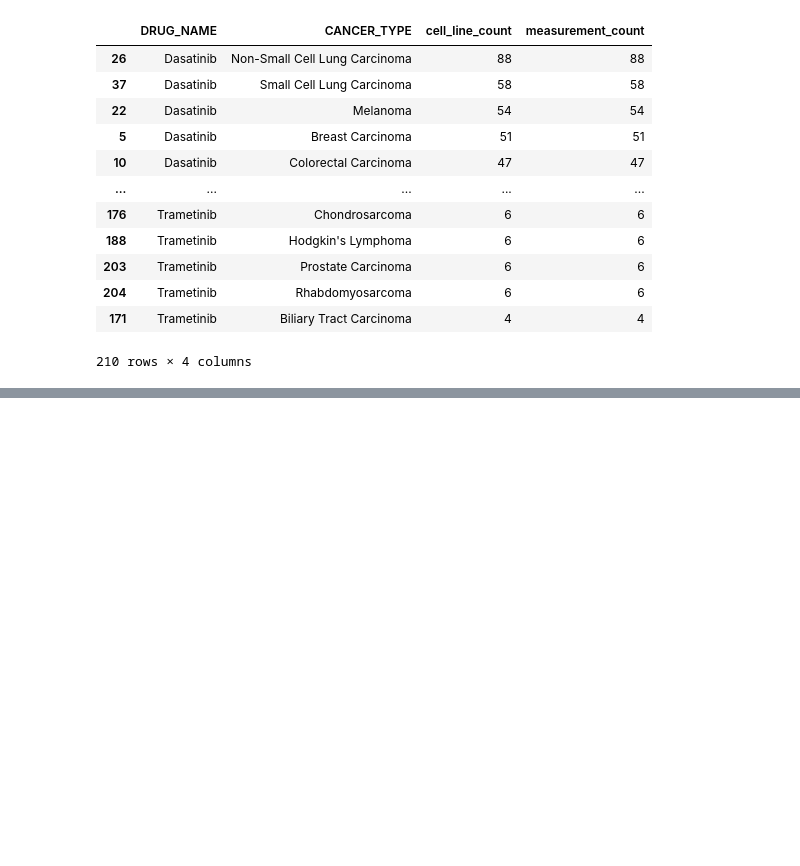
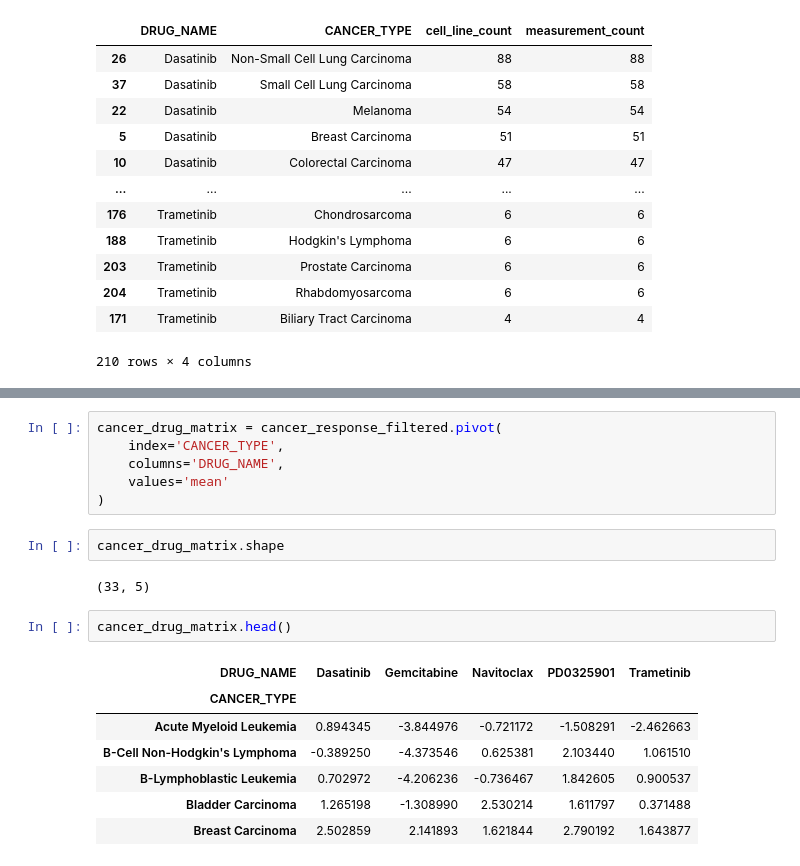
Before and after one commit to ReyhaNexus/GDSC2-drug-response_EDA, a Jupyter notebook: drug_response.ipynb, the cells around one changed output, grey strips where cells are left out. Saved outputs shown, nothing was run; the diff lists cells and outputs as text; blank space fills up the shorter version.

```diff
--- a/drug_response.ipynb
+++ b/drug_response.ipynb
@@ -1951,0 +2075,20 @@ cancer_coverage.sort_values(
+# %%
+cancer_drug_matrix = cancer_response_filtered.pivot(
+    index='CANCER_TYPE',
+    columns='DRUG_NAME',
+    values='mean'
+)
+# %%
+cancer_drug_matrix.shape
+# %% [output]
+(33, 5)
+# %%
+cancer_drug_matrix.head()
+# %% [output]
+| DRUG_NAME | Dasatinib | Gemcitabine | Navitoclax | PD0325901 | Trametinib |
+| CANCER_TYPE |  |  |  |  |  |
+| Acute Myeloid Leukemia | 0.894345 | -3.844976 | -0.721172 | -1.508291 | -2.462663 |
+| B-Cell Non-Hodgkin's Lymphoma | -0.389250 | -4.373546 | 0.625381 | 2.103440 | 1.061510 |
+| B-Lymphoblastic Leukemia | 0.702972 | -4.206236 | -0.736467 | 1.842605 | 0.900537 |
+| Bladder Carcinoma | 1.265198 | -1.308990 | 2.530214 | 1.611797 | 0.371488 |
+| Breast Carcinoma | 2.502859 | 2.141893 | 1.621844 | 2.790192 | 1.643877 |
```
Also changed, not shown: parts of 16 cells of this notebook.
